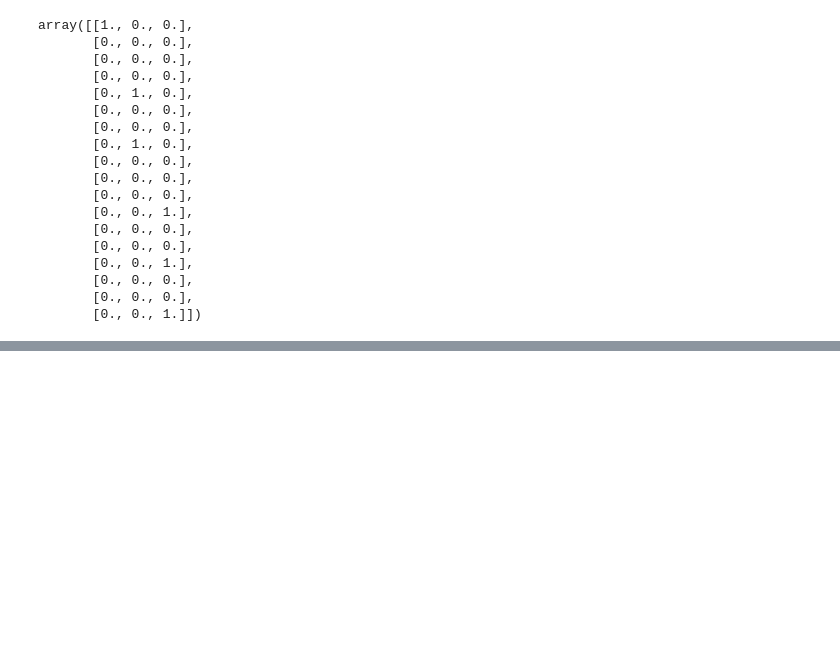
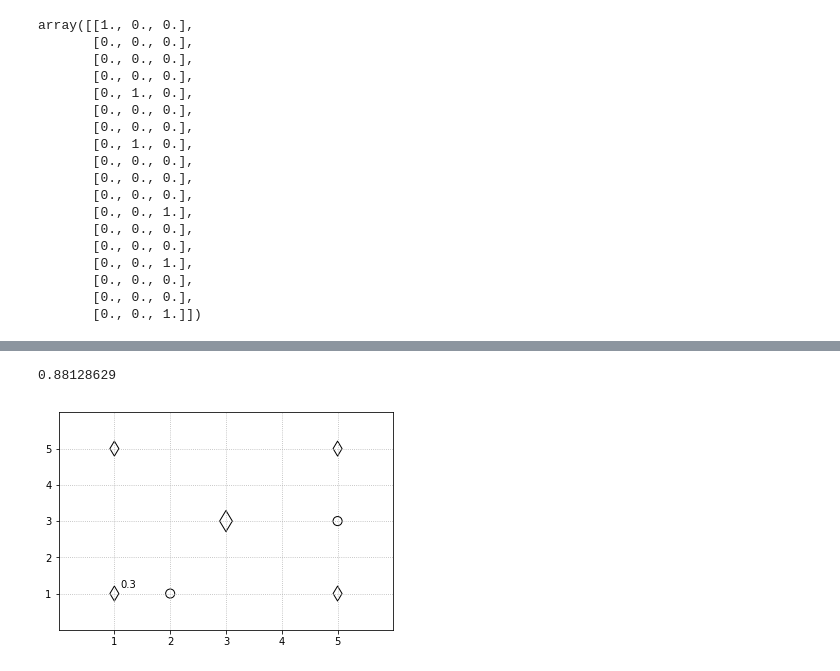
Before and after one commit to asfandyar1/staghunt, a Jupyter notebook: stuff.ipynb, the cells around one changed output, grey strips where cells are left out. Cells and saved outputs as stored; diff of their text form; code cells hidden in the pictures; blank space fills up the shorter version.

```diff
--- a/stuff.ipynb
+++ b/stuff.ipynb
@@ -685,0 +316,27 @@ array([[1., 0., 0.],
+# %%
+np.sum([0.08424311, 0.03099131, 0.03099131, 0.03099131, 0.03099131,
+        0.0842431 , 0.03099131, 0.0309913 , 0.03099131, 0.03099131,
+        0.03099131, 0.0309913 , 0.0309913 , 0.0309913 , 0.03099131,
+        0.03099131, 0.03099131, 0.0309913 , 0.03099131, 0.03099131,
+        0.03099131, 0.03099131, 0.03099131, 0.03099131, 0.03099131])
+# %% [output]
+0.88128629
+# %%
+s_x, s_y = np.transpose(np.array(prova.sPos))
+h_x, h_y = np.transpose(np.array(prova.hPos))
+a_x, a_y = np.transpose(np.array(prova.aPos))
+size_x, size_y = prova.size
+
+plt.scatter(h_x, h_y, marker='d', s=112, facecolors='none', edgecolors='k')
+plt.scatter(s_x, s_y, marker='d', s=224, facecolors='none', edgecolors='k')
+plt.scatter(a_x, a_y, s=82, facecolors='none', edgecolors='k')
+
+plt.xlim((0, size_x + 1))
+plt.ylim((0, size_y + 1))
+plt.xticks(np.arange(1, size_x + 1))
+plt.yticks(np.arange(1, size_y + 1))
+plt.grid(linestyle='dotted')
+plt.text(1.25, 1.25, '{:0.1f}'.format(0.3), ha='center', va='center')
+plt.show()
+# %% [output]
+[figure, added]
```
Also changed, not shown: parts of 66 cells of this notebook, 2 other files.
